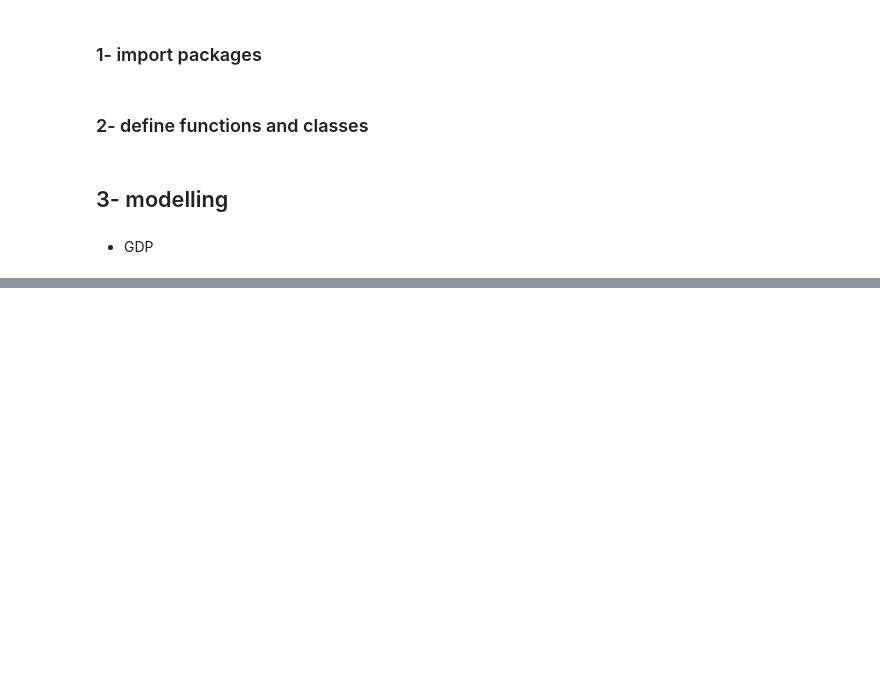
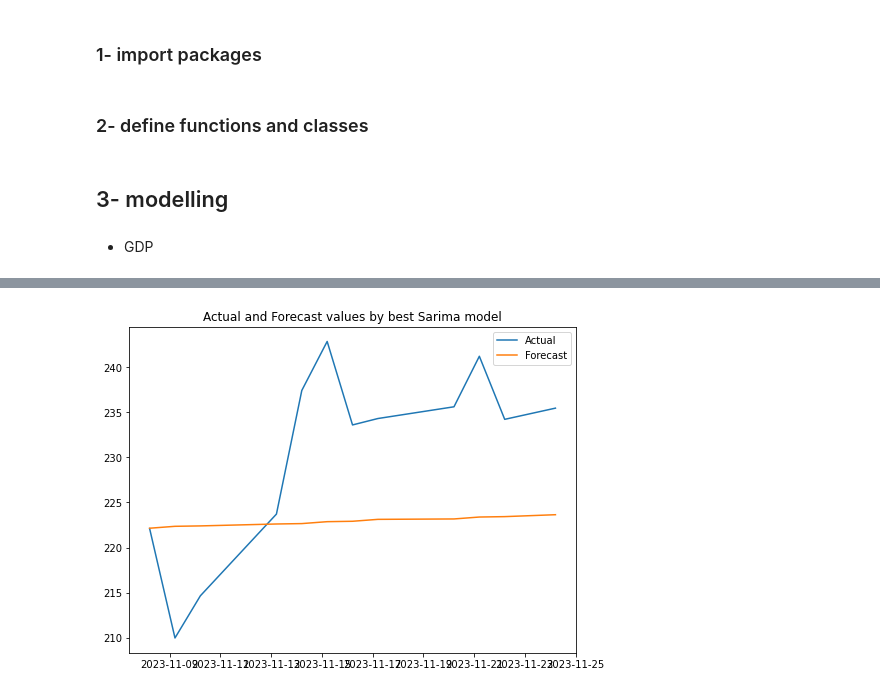
Before and after one commit to HoseinAhmadi97/Analysis_of_Financial_Time_Series, a Jupyter notebook: 4.Sarima.ipynb, the cells around one changed output, grey strips where cells are left out. Drawn from its saved outputs; the diff is of its cells as text; code cells hidden in the pictures; blank space fills up the shorter version.

```diff
--- a/4.Sarima.ipynb
+++ b/4.Sarima.ipynb
@@ -186,0 +273,4 @@ Freq: QS-OCT, dtype: float64
+# %%
+model.plot_forecast()
+# %% [output]
+[figure, added]
```
Also changed, not shown: parts of 12 cells of this notebook.
